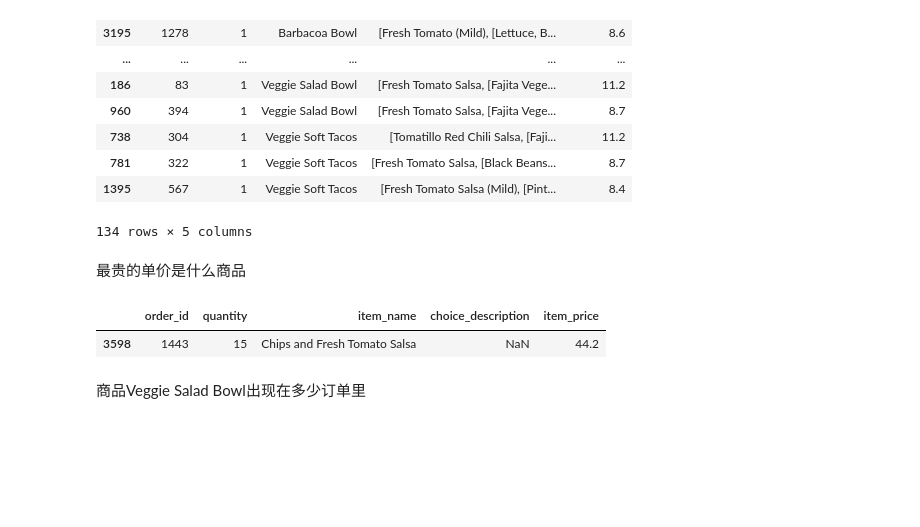
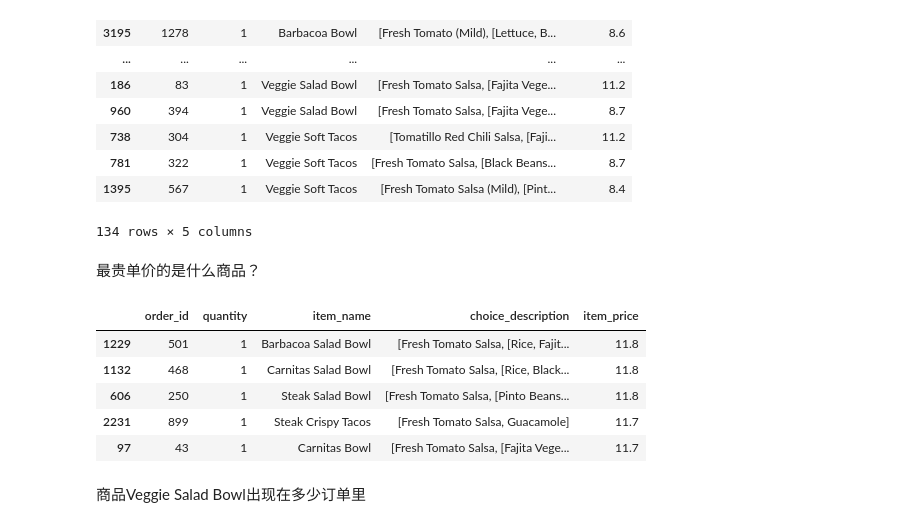
Before and after one commit to sangjianshun/Master-School, a Jupyter notebook: pandas_learn/pandas数据分析2过滤和排序.ipynb, the cells around one changed output. Drawn from its saved outputs; the diff is of its cells as text; code cells hidden in the pictures; blank space fills up the shorter version.

```diff
--- a/pandas_learn/pandas数据分析2过滤和排序.ipynb
+++ b/pandas_learn/pandas数据分析2过滤和排序.ipynb
@@ -101,12 +107,16 @@ Name: item_name, Length: 4622, dtype: object
 | 1395 | 567 | 1 | Veggie Soft Tacos | [Fresh Tomato Salsa (Mild), [Pint... | 8.4 |
 134 rows × 5 columns
 # %% [markdown]
-最贵的单价是什么商品
+最贵单价的是什么商品？
 # %%
-chipo.sort_values(by = "item_price", ascending = False).head(1)
+chipo_one_prod.sort_values(by = "item_price", ascending = False).head()
 # %% [output]
 |  | order_id | quantity | item_name | choice_description | item_price |
-| 3598 | 1443 | 15 | Chips and Fresh Tomato Salsa | NaN | 44.2 |
+| 1229 | 501 | 1 | Barbacoa Salad Bowl | [Fresh Tomato Salsa, [Rice, Fajit... | 11.8 |
+| 1132 | 468 | 1 | Carnitas Salad Bowl | [Fresh Tomato Salsa, [Rice, Black... | 11.8 |
+| 606 | 250 | 1 | Steak Salad Bowl | [Fresh Tomato Salsa, [Pinto Beans... | 11.8 |
+| 2231 | 899 | 1 | Steak Crispy Tacos | [Fresh Tomato Salsa, Guacamole] | 11.7 |
+| 97 | 43 | 1 | Carnitas Bowl | [Fresh Tomato Salsa, [Fajita Vege... | 11.7 |
 # %% [markdown]
 商品Veggie Salad Bowl出现在多少订单里
 # %%
```
Also changed, not shown: parts of 4 cells of this notebook.
